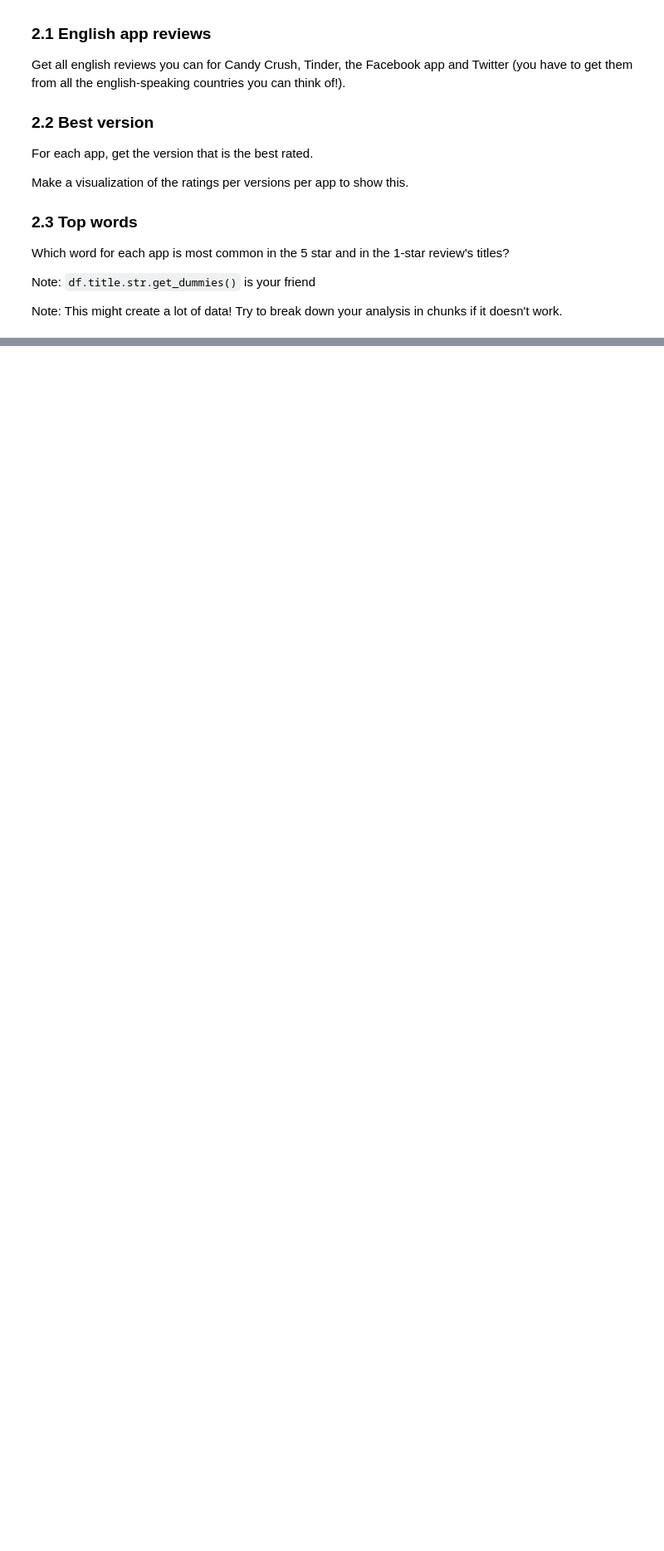
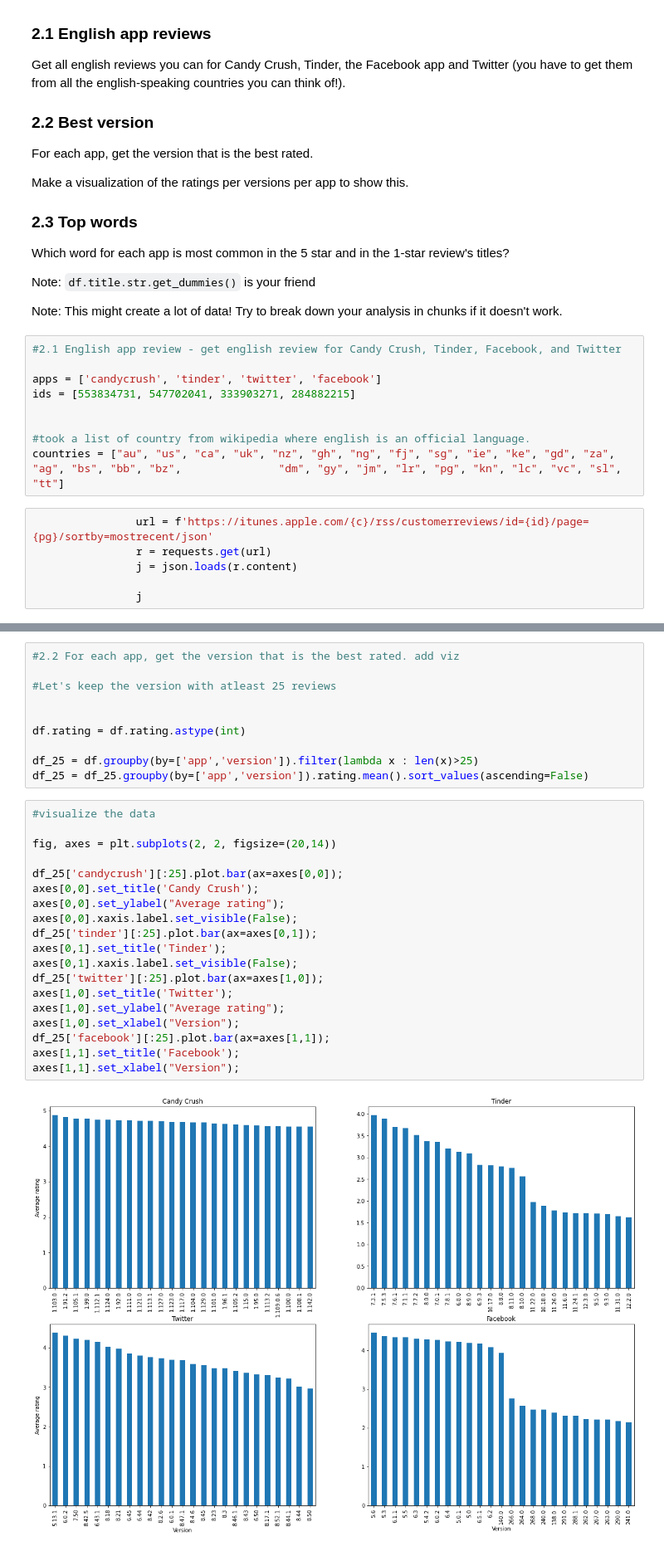
Before and after one commit to cb-ds-1/4-5-web-data, a Jupyter notebook: workshop.ipynb, the cells around one changed output, grey strips where cells are left out. Shown at 83% size. Saved outputs shown, nothing was run; the diff lists cells and outputs as text; blank space fills up the shorter version.

```diff
--- a/workshop.ipynb
+++ b/workshop.ipynb
@@ -55,3 +86,18 @@ Which word for each app is most common in the 5 star and in the 1-star review's
 Note: `df.title.str.get_dummies()` is your friend
 
 Note: This might create a lot of data! Try to break down your analysis in chunks if it doesn't work.
+# %%
+#2.1 English app review - get english review for Candy Crush, Tinder, Facebook, and Twitter
+
+apps = ['candycrush', 'tinder', 'twitter', 'facebook']
+ids = [553834731, 547702041, 333903271, 284882215]
+
+
+#took a list of country from wikipedia where english is an official language.
+countries = ["au", "us", "ca", "uk", "nz", "gh", "ng", "fj", "sg", "ie", "ke", "gd", "za", "ag", "bs", "bb", "bz",               "dm", "gy", "jm", "lr", "pg", "kn", "lc", "vc", "sl", "tt"]
+# %%
+                url = f'https://itunes.apple.com/{c}/rss/customerreviews/id={id}/page={pg}/sortby=mostrecent/json'
+                r = requests.get(url)
+                j = json.loads(r.content)
+
+                j
@@ -57,0 +166,31 @@ Note: This might create a lot of data! Try to break down your analysis in chunks
+# %%
+#2.2 For each app, get the version that is the best rated. add viz
+
+#Let's keep the version with atleast 25 reviews
+
+
+df.rating = df.rating.astype(int)
+
+df_25 = df.groupby(by=['app','version']).filter(lambda x : len(x)>25)
+df_25 = df_25.groupby(by=['app','version']).rating.mean().sort_values(ascending=False)
+# %%
+#visualize the data
+
+fig, axes = plt.subplots(2, 2, figsize=(20,14))
+
+df_25['candycrush'][:25].plot.bar(ax=axes[0,0]);
+axes[0,0].set_title('Candy Crush');
+axes[0,0].set_ylabel("Average rating");
+axes[0,0].xaxis.label.set_visible(False);
+df_25['tinder'][:25].plot.bar(ax=axes[0,1]);
+axes[0,1].set_title('Tinder');
+axes[0,1].xaxis.label.set_visible(False);
+df_25['twitter'][:25].plot.bar(ax=axes[1,0]);
+axes[1,0].set_title('Twitter');
+axes[1,0].set_ylabel("Average rating");
+axes[1,0].set_xlabel("Version");
+df_25['facebook'][:25].plot.bar(ax=axes[1,1]);
+axes[1,1].set_title('Facebook');
+axes[1,1].set_xlabel("Version");
+# %% [output]
+[figure, added]
```
Also changed, not shown: parts of 10 cells of this notebook.
